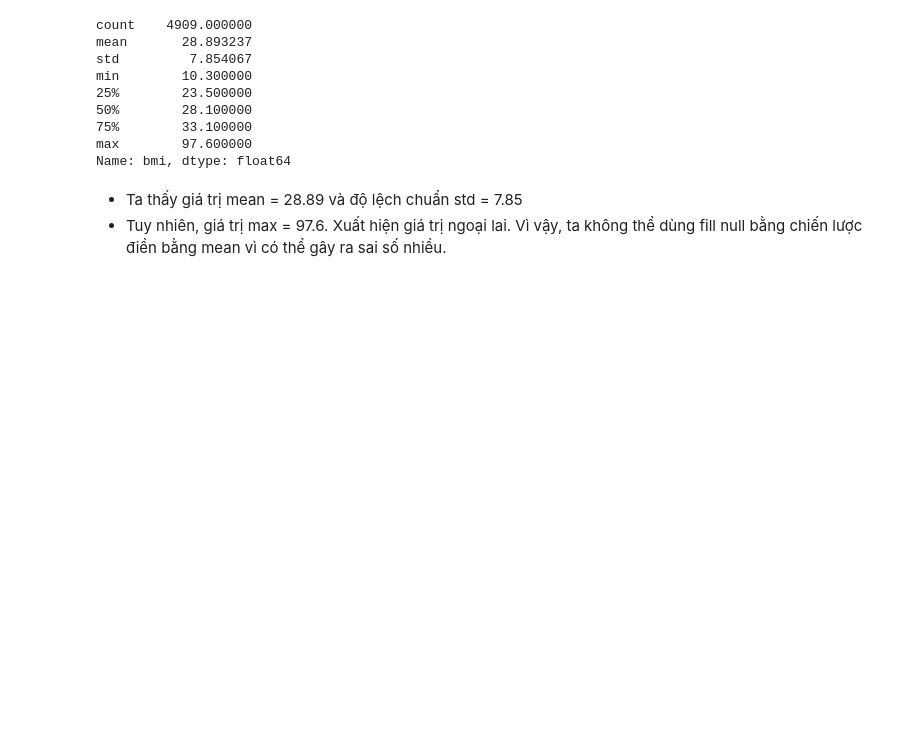
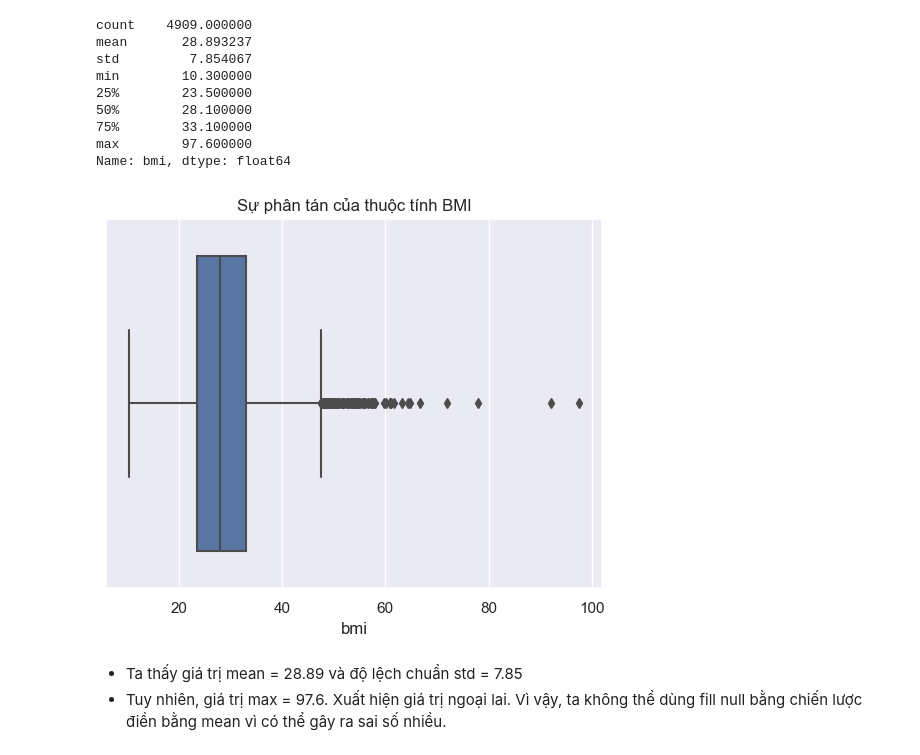
Before and after one commit to mnnam1302/Healthcare_Stroke, a Jupyter notebook: healthcare_stroke.ipynb, the cells around one changed output. Cells and saved outputs as stored; diff of their text form; code cells hidden in the pictures; blank space fills up the shorter version.

```diff
--- a/healthcare_stroke.ipynb
+++ b/healthcare_stroke.ipynb
@@ -203,6 +203,11 @@ min        10.300000
 75%        33.100000
 max        97.600000
 Name: bmi, dtype: float64
+# %%
+sns.boxplot(data=patient_df, x='bmi')
+plt.title("Sự phân tán của thuộc tính BMI");
+# %% [output]
+[figure, added]
 # %% [markdown]
 * Ta thấy giá trị mean = 28.89 và độ lệch chuẩn std = 7.85
 * Tuy nhiên, giá trị max = 97.6. Xuất hiện giá trị ngoại lai. Vì vậy, ta không thể dùng fill null bằng chiến lược điền bằng mean vì có thể gây ra sai số nhiều.
```
Also changed, not shown: parts of 29 cells of this notebook.
